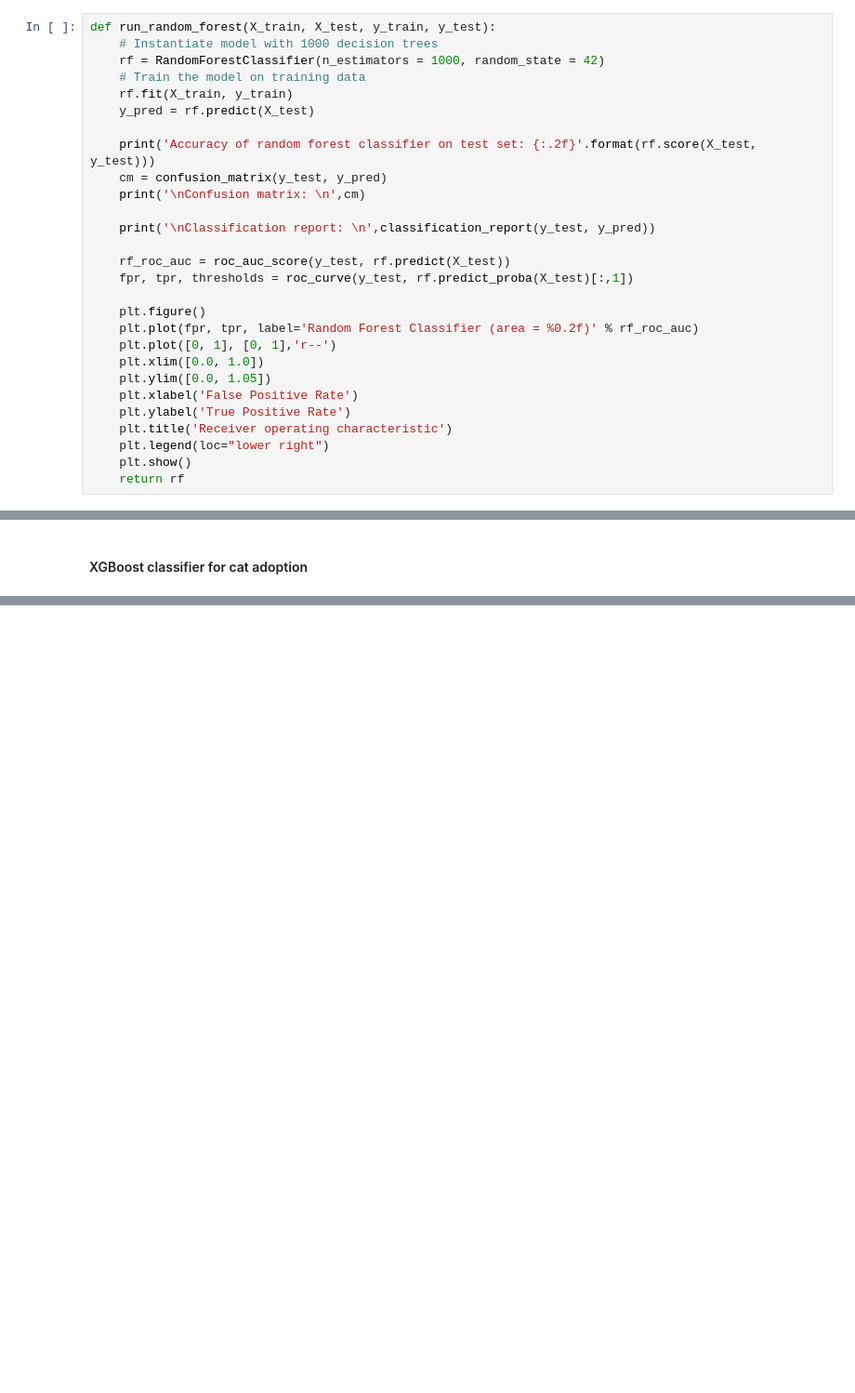
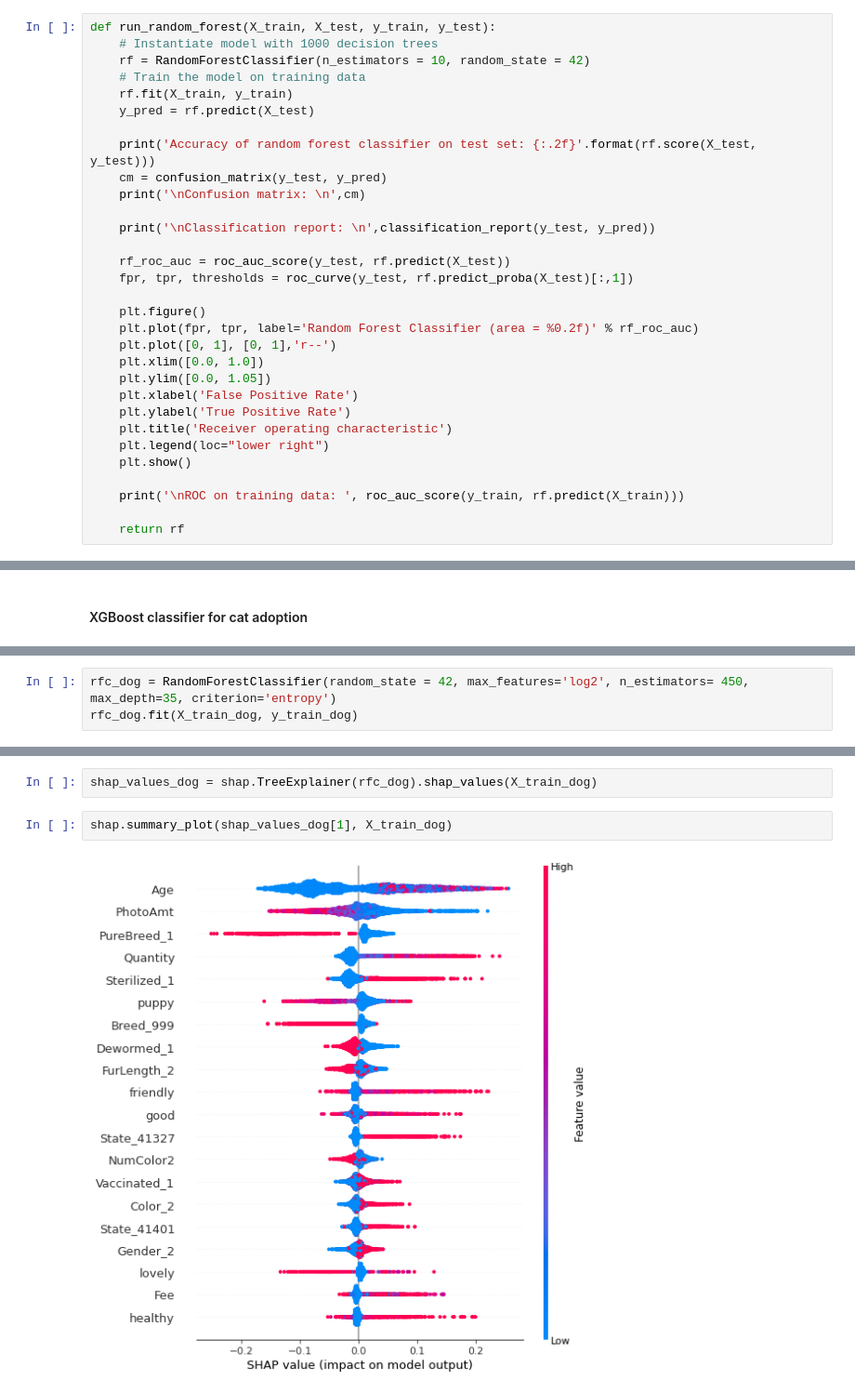
Before and after one commit to simonatso/pet-adoption, a Jupyter notebook: Data Modeling.ipynb, the cells around one changed output, grey strips where cells are left out. Shown at 93% size. Cells and saved outputs as stored; diff of their text form; blank space fills up the shorter version.

```diff
--- a/Data Modeling.ipynb
+++ b/Data Modeling.ipynb
@@ -381,7 +185,7 @@ weighted avg       0.66      0.71      0.61      1976
 # %%
 def run_random_forest(X_train, X_test, y_train, y_test):
     # Instantiate model with 1000 decision trees
-    rf = RandomForestClassifier(n_estimators = 1000, random_state = 42)
+    rf = RandomForestClassifier(n_estimators = 10, random_state = 42)
     # Train the model on training data
     rf.fit(X_train, y_train)
     y_pred = rf.predict(X_test)
@@ -405,6 +209,9 @@ def run_random_forest(X_train, X_test, y_train, y_test):
     plt.title('Receiver operating characteristic')
     plt.legend(loc="lower right")
     plt.show()
+
+    print('\nROC on training data: ', roc_auc_score(y_train, rf.predict(X_train)))
+
     return rf
 # %% [markdown]
 #### Random forest classifier for dog adoption
@@ -546,0 +392,3 @@ XGBClassifier(alpha=10, base_score=0.5, booster='gbtree', colsample_bylevel=1,
+# %%
+rfc_dog = RandomForestClassifier(random_state = 42, max_features='log2', n_estimators= 450, max_depth=35, criterion='entropy')
+rfc_dog.fit(X_train_dog, y_train_dog)
@@ -546,0 +430,6 @@ XGBClassifier(alpha=10, base_score=0.5, booster='gbtree', colsample_bylevel=1,
+# %%
+shap_values_dog = shap.TreeExplainer(rfc_dog).shap_values(X_train_dog)
+# %%
+shap.summary_plot(shap_values_dog[1], X_train_dog)
+# %% [output]
+[figure, added]
```
Also changed, not shown: parts of 46 cells of this notebook, 6 other files.
